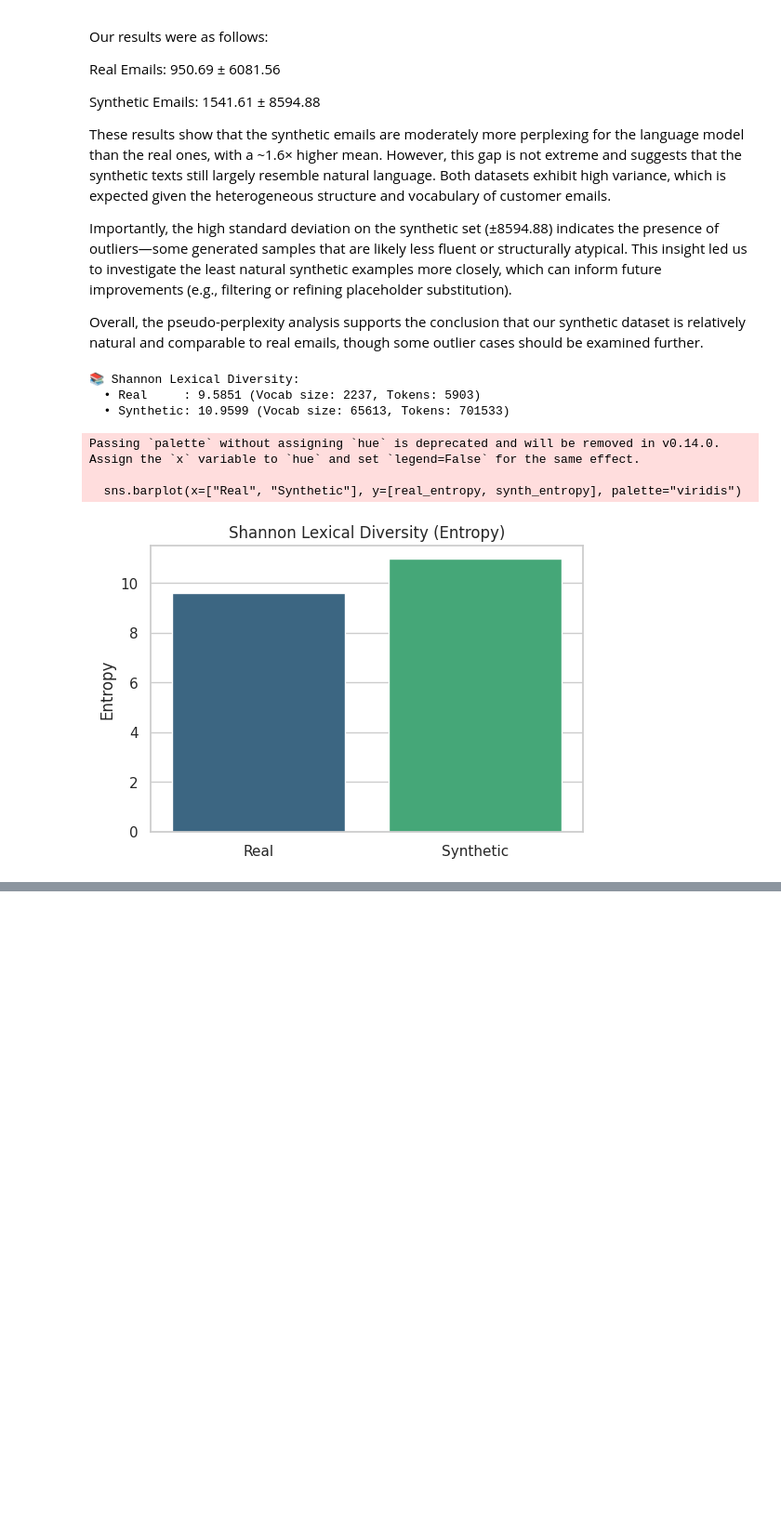
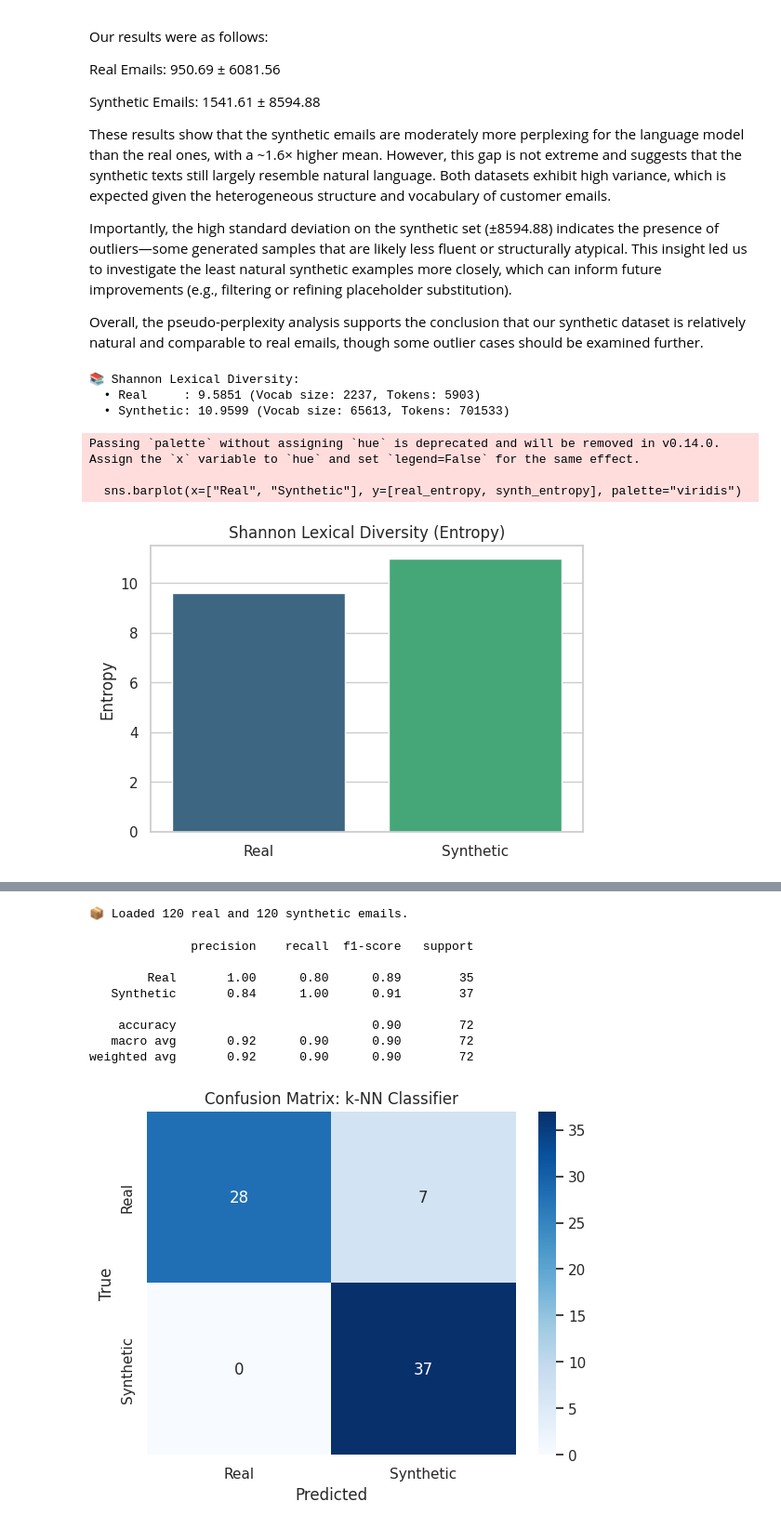
Before and after one commit to AnnaGhost2713/daia-eon, a Jupyter notebook: notebooks/2_synthetic_data_generation/03_evaluation.ipynb, the cells around one changed output, grey strips where cells are left out. Shown at 93% size. Saved outputs shown, nothing was run; the diff lists cells and outputs as text; code cells hidden in the pictures; blank space fills up the shorter version.

Commit message:
eval - fast fertig

```diff
--- a/notebooks/2_synthetic_data_generation/03_evaluation.ipynb
+++ b/notebooks/2_synthetic_data_generation/03_evaluation.ipynb
@@ -360,0 +456,76 @@ Passing `palette` without assigning `hue` is deprecated and will be removed in v
+# %%
+# --------- k-NN Classifier --------- PART 2
+
+# ── Install & imports ─────────────────────────────────────────
+!pip install -q sentence-transformers scikit-learn
+
+from sentence_transformers import SentenceTransformer
+from sklearn.model_selection import train_test_split
+from sklearn.neighbors import KNeighborsClassifier
+from sklearn.metrics import classification_report, confusion_matrix
+import matplotlib.pyplot as plt
+import seaborn as sns
+import json
+
+# ── Load data ─────────────────────────────────────────────────
+REAL_PATH  = "/content/daia-eon/data/original/original_with_spans.json"
+SYNTH_PATH = "/content/daia-eon/data/synthetic/synthetic_mails_option_a.json"
+TEST_IDS = {
+    0, 142, 2, 3, 146, 145, 157, 165, 19, 18, 20, 166, 176, 177,
+    32, 34, 40, 45, 52, 57, 61, 65, 66, 70, 71, 73, 75, 78, 81,
+    96, 102, 105, 108, 109, 112, 115, 122, 129, 132, 134
+}
+TEST_FILES = {f"{i}.txt" for i in TEST_IDS}
+
+with open(REAL_PATH, encoding="utf-8") as fh:
+    real_data = json.load(fh)
+with open(SYNTH_PATH, encoding="utf-8") as fh:
+    synth_data = json.load(fh)
+
+real_texts  = [r["text"] for r in real_data if r["file"] not in TEST_FILES]
+synth_texts = [r["text"] for r in synth_data]
+
+# Optional: subsample to balance dataset
+n_real = len(real_texts)
+synth_texts = synth_texts[:n_real]  # equal number
+
+print(f"📦 Loaded {len(real_texts)} real and {len(synth_texts)} synthetic emails.")
+
+# ── Create embeddings ─────────────────────────────────────────
+model = SentenceTransformer("paraphrase-multilingual-MiniLM-L12-v2")  # multilingual, fast
+real_embs  = model.encode(real_texts,  batch_size=32, show_progress_bar=True)
+synth_embs = model.encode(synth_texts, batch_size=32, show_progress_bar=True)
+
+# ── Combine & label ───────────────────────────────────────────
+X = real_embs.tolist() + synth_embs.tolist()
+y = [0]*len(real_embs) + [1]*len(synth_embs)
+
+# ── Train-test split ──────────────────────────────────────────
+X_train, X_test, y_train, y_test = train_test_split(X, y, test_size=0.3, random_state=42)
+
+# ── Fit k-NN classifier ───────────────────────────────────────
+clf = KNeighborsClassifier(n_neighbors=5)
+clf.fit(X_train, y_train)
+
+# ── Evaluate ──────────────────────────────────────────────────
+y_pred = clf.predict(X_test)
+print(classification_report(y_test, y_pred, target_names=["Real", "Synthetic"]))
+
+# ── Confusion Matrix ──────────────────────────────────────────
+cm = confusion_matrix(y_test, y_pred)
+sns.heatmap(cm, annot=True, fmt="d", cmap="Blues", xticklabels=["Real", "Synthetic"], yticklabels=["Real", "Synthetic"])
+plt.xlabel("Predicted")
+plt.ylabel("True")
+plt.title("Confusion Matrix: k-NN Classifier")
+plt.show()
+# %% [output]
+📦 Loaded 120 real and 120 synthetic emails.
+              precision    recall  f1-score   support
+
+        Real       1.00      0.80      0.89        35
+   Synthetic       0.84      1.00      0.91        37
+
+    accuracy                           0.90        72
+   macro avg       0.92      0.90      0.90        72
+weighted avg       0.92      0.90      0.90        72
+[figure, added]
```
Also changed, not shown: parts of 6 cells of this notebook.
